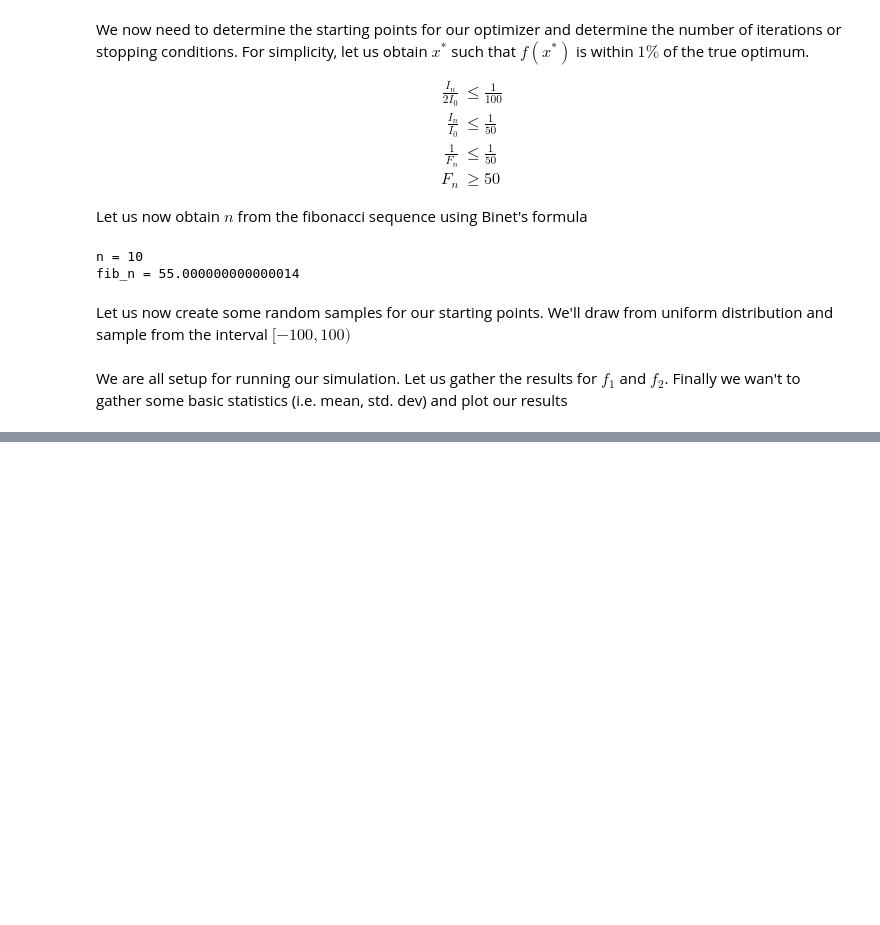
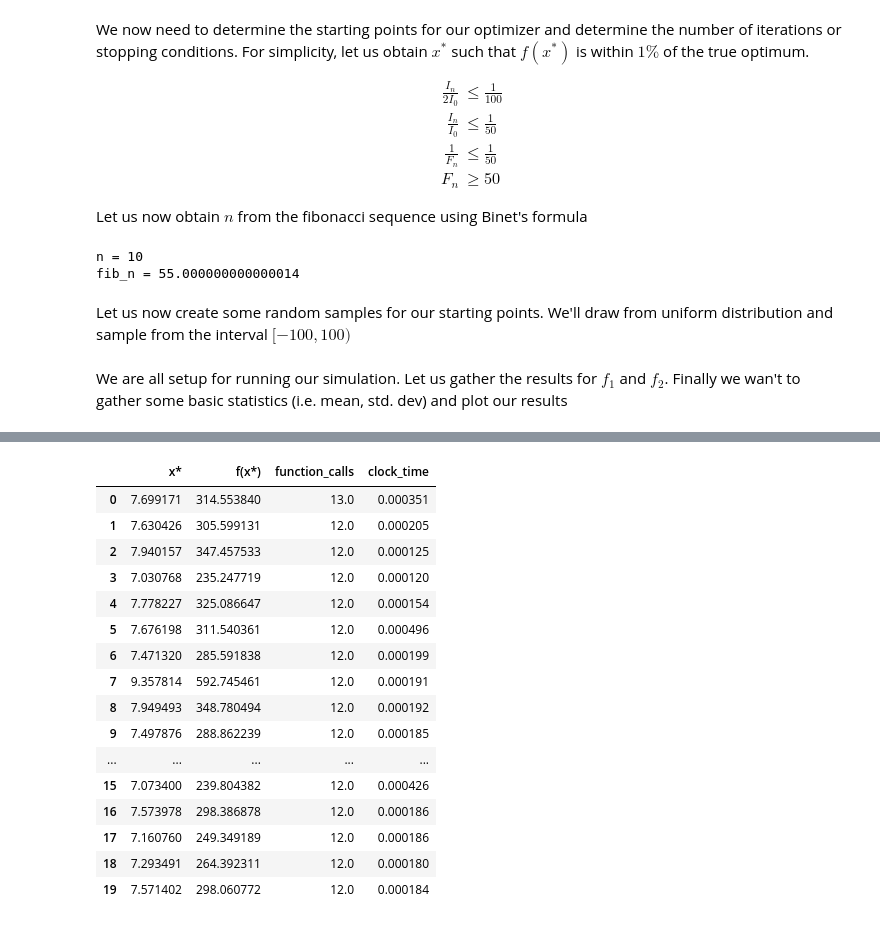
Before and after one commit to hfloresr/optimization, a Jupyter notebook: hw1/hw1.ipynb, the cells around one changed output, grey strips where cells are left out. Drawn from its saved outputs; the diff is of its cells as text; code cells hidden in the pictures; blank space fills up the shorter version.

```diff
--- a/hw1/hw1.ipynb
+++ b/hw1/hw1.ipynb
@@ -203,0 +256,20 @@ np.std(f1_mat[:,2])
+# %%
+f2_df
+# %% [output]
+|  | x* | f(x*) | function_calls | clock_time |
+| 0 | 7.699171 | 314.553840 | 13.0 | 0.000351 |
+| 1 | 7.630426 | 305.599131 | 12.0 | 0.000205 |
+| 2 | 7.940157 | 347.457533 | 12.0 | 0.000125 |
+| 3 | 7.030768 | 235.247719 | 12.0 | 0.000120 |
+| 4 | 7.778227 | 325.086647 | 12.0 | 0.000154 |
+| 5 | 7.676198 | 311.540361 | 12.0 | 0.000496 |
+| 6 | 7.471320 | 285.591838 | 12.0 | 0.000199 |
+| 7 | 9.357814 | 592.745461 | 12.0 | 0.000191 |
+| 8 | 7.949493 | 348.780494 | 12.0 | 0.000192 |
+| 9 | 7.497876 | 288.862239 | 12.0 | 0.000185 |
+| ... | ... | ... | ... | ... |
+| 15 | 7.073400 | 239.804382 | 12.0 | 0.000426 |
+| 16 | 7.573978 | 298.386878 | 12.0 | 0.000186 |
+| 17 | 7.160760 | 249.349189 | 12.0 | 0.000186 |
+| 18 | 7.293491 | 264.392311 | 12.0 | 0.000180 |
+| 19 | 7.571402 | 298.060772 | 12.0 | 0.000184 |
```
Also changed, not shown: parts of 23 cells of this notebook, 6 other files.
